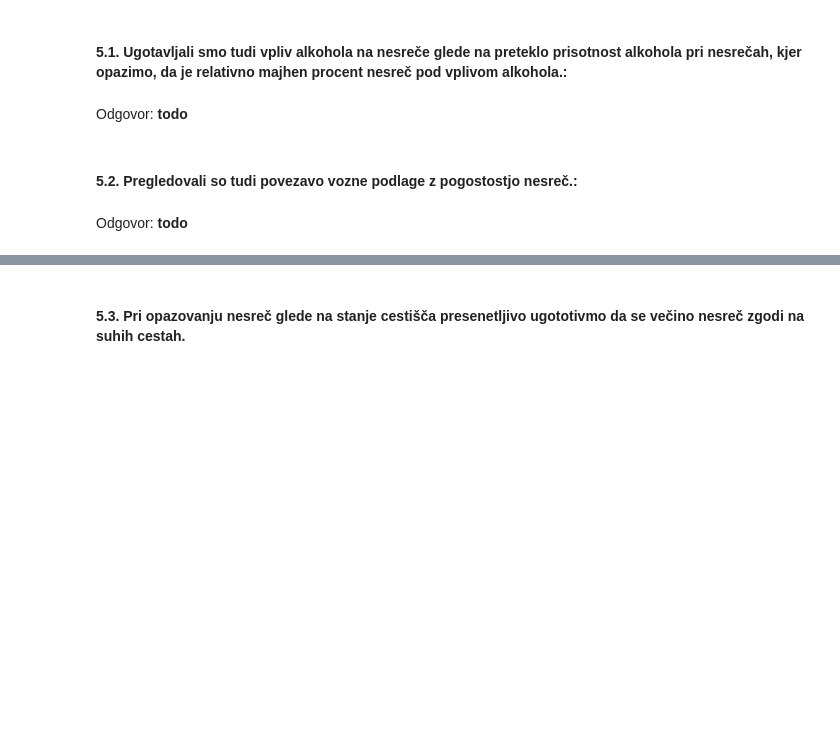
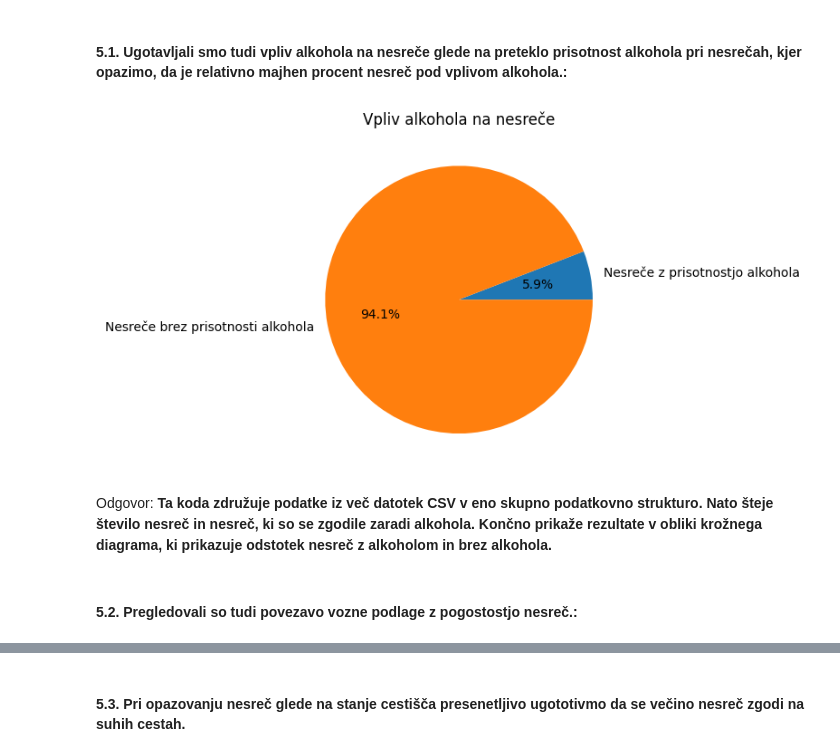
Before and after one commit to UrhPercic/PR22UMZ, a Jupyter notebook: report.ipynb, the cells around one changed output, grey strips where cells are left out. Drawn from its saved outputs; the diff is of its cells as text; code cells hidden in the pictures; blank space fills up the shorter version.

```diff
--- a/report.ipynb
+++ b/report.ipynb
@@ -152,7 +152,41 @@ plt.show()
 Odgovor: **Ta koda prebere več CSV datotek in ustvari slovar, ki vsebuje pare ključ-vrednost, kjer so ključi sestavljeni iz dveh elementov: vzroka in klasifikacije nesreče. Vrednosti predstavljajo število nesreč, ki so bile povzročene zaradi določenega vzroka in klasifikacije nesreče. Nato se ustvari grafični prikaz teh podatkov z uporabo knjižnice Seaborn. Na grafu so prikazane vrednosti števila nesreč glede na vzrok in klasifikacijo nesreče.**
 # %% [markdown]
 #### 5.1. Ugotavljali smo tudi vpliv alkohola na nesreče glede na preteklo prisotnost alkohola pri nesrečah, kjer opazimo, da je relativno majhen procent nesreč pod vplivom alkohola.:
-# %% [markdown]
-Odgovor: **todo**
+# %%
+import os
+import csv
+import matplotlib.pyplot as plt
+combined_data = []
+for year in range(2009, 2023):
+    filename = f"pn{year}.csv"
+    if os.path.exists(filename):
+        with open(filename, "r", encoding='cp1252') as csvfile:
+            reader = csv.reader(csvfile)
+            next(reader)
+            for row in reader:
+                if len(row[0].split(';')) == 34:
+                    new_row = (row[0].split(';')[:-1])
+                    new_row.append(row[1][:2]), new_row.append(row[2].strip(';'))
+                    combined_data.append(new_row)
+
+total_accidents = 0
+alcohol_accidents = 0
+for row in combined_data:
+    alcohol_level = int(row[33])
+    total_accidents += 1
+    if alcohol_level > 1:
+        alcohol_accidents += 1
+percent_alcohol_accidents = alcohol_accidents / total_accidents * 100
+percent_non_alcohol_accidents = 100 - percent_alcohol_accidents
+labels = ['Nesreče z prisotnostjo alkohola', 'Nesreče brez prisotnosti alkohola']
+percentages = [percent_alcohol_accidents, percent_non_alcohol_accidents]
+fig, ax = plt.subplots()
+ax.pie(percentages, labels=labels, autopct='%1.1f%%')
+ax.set_title('Vpliv alkohola na nesreče')
+plt.show()
+# %% [output]
+[figure, added]
+# %% [markdown]
+Odgovor: **Ta koda združuje podatke iz več datotek CSV v eno skupno podatkovno strukturo. Nato šteje število nesreč in nesreč, ki so se zgodile zaradi alkohola. Končno prikaže rezultate v obliki krožnega diagrama, ki prikazuje odstotek nesreč z alkoholom in brez alkohola.**
 # %% [markdown]
 #### 5.2. Pregledovali so tudi povezavo vozne podlage z pogostostjo nesreč.:
@@ -161,2 +192,0 @@ Odgovor: **todo**
-# %% [markdown]
-Odgovor: **todo**
```
Also changed, not shown: parts of 10 cells of this notebook.
